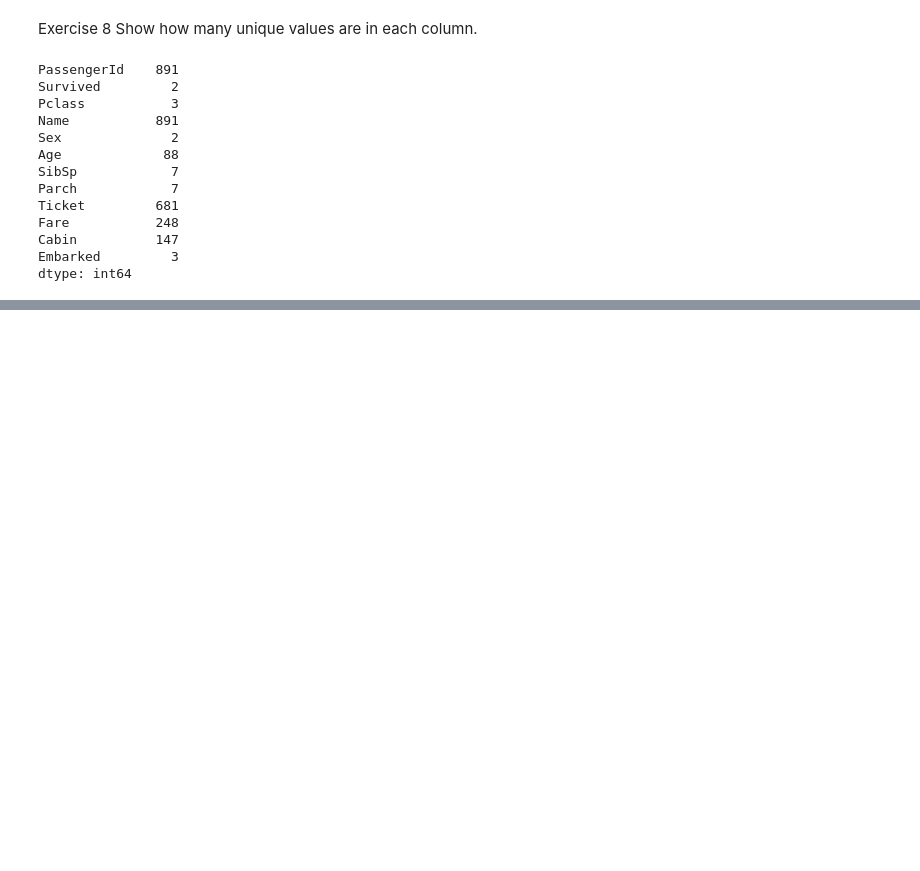
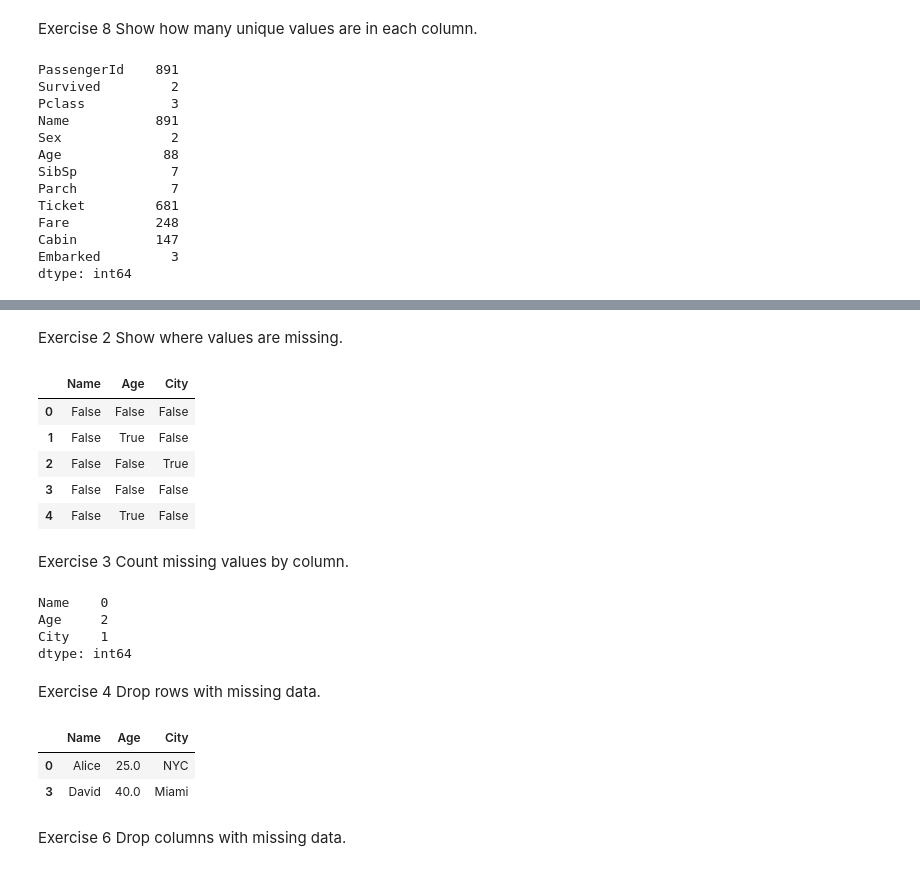
Before and after one commit to jfraz757/DA_M2_CodingExercises, a Jupyter notebook: w1_exercises.ipynb, the cells around one changed output, grey strips where cells are left out. Cells and saved outputs as stored; diff of their text form; code cells hidden in the pictures; blank space fills up the shorter version.

```diff
--- a/w1_exercises.ipynb
+++ b/w1_exercises.ipynb
@@ -271,0 +354,34 @@ dtype: int64
+# %% [markdown]
+Exercise 2
+Show where values are missing.
+# %%
+df.isnull()
+# %% [output]
+|  | Name | Age | City |
+| 0 | False | False | False |
+| 1 | False | True | False |
+| 2 | False | False | True |
+| 3 | False | False | False |
+| 4 | False | True | False |
+# %% [markdown]
+Exercise 3
+Count missing values by column.
+# %%
+df.isnull().sum()
+# %% [output]
+Name    0
+Age     2
+City    1
+dtype: int64
+# %% [markdown]
+Exercise 4
+Drop rows with missing data.
+# %%
+df.dropna()
+# %% [output]
+|  | Name | Age | City |
+| 0 | Alice | 25.0 | NYC |
+| 3 | David | 40.0 | Miami |
+# %% [markdown]
+Exercise 6
+Drop columns with missing data.
```
Also changed, not shown: parts of 60 cells of this notebook.
